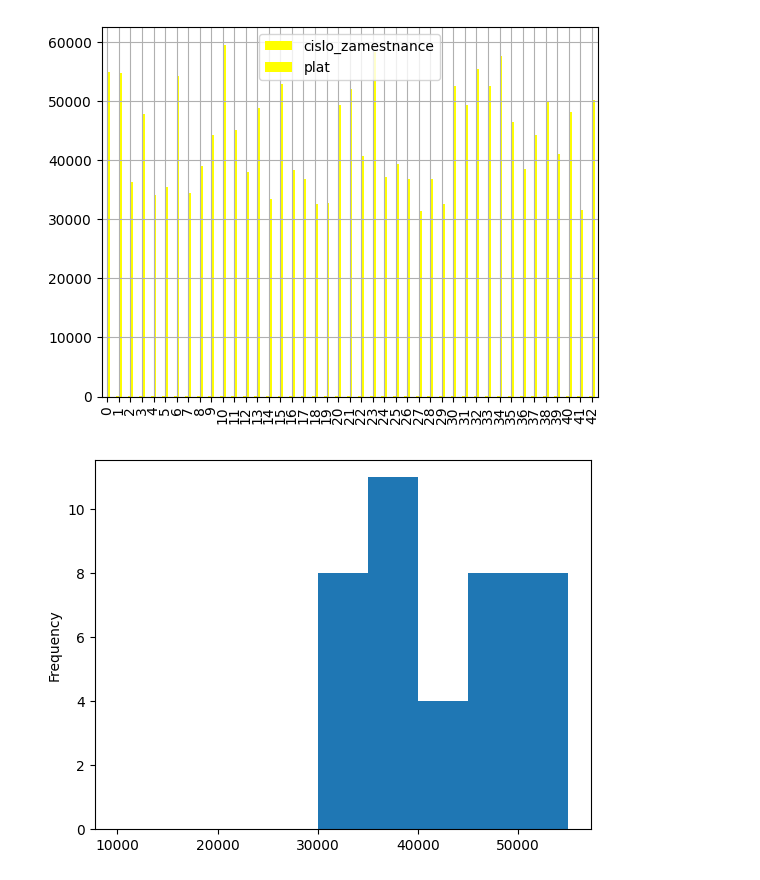
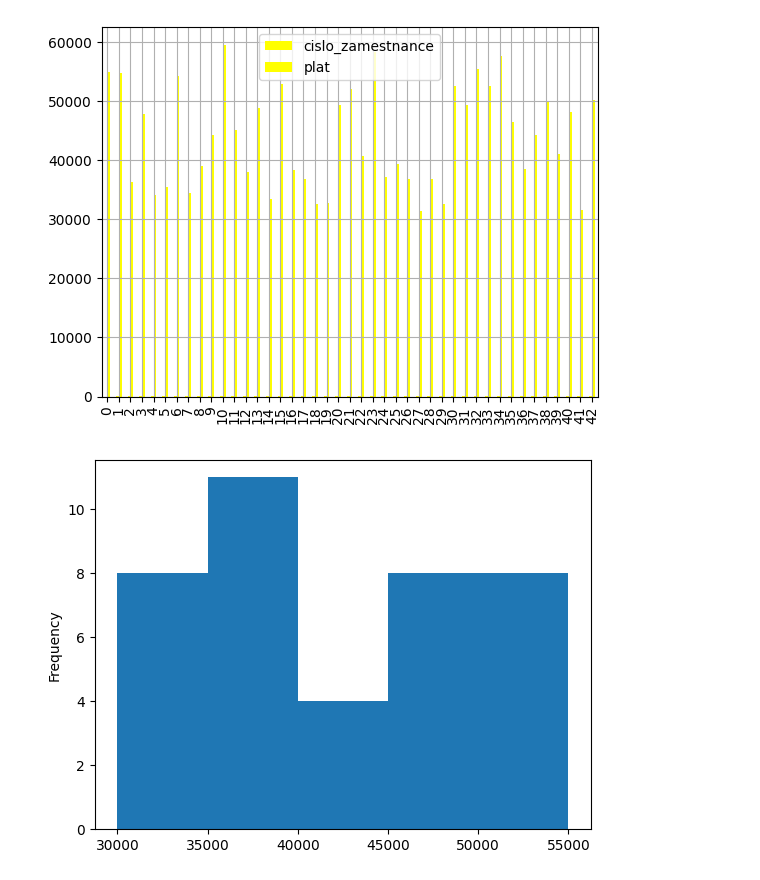
Before and after one commit to Petraabr/Python1_podzim23_homewrkz, a Jupyter notebook: ukol_11.ipynb, the cells around one changed output. Drawn from its saved outputs; the diff is of its cells as text; code cells hidden in the pictures.

```diff
--- a/ukol_11.ipynb
+++ b/ukol_11.ipynb
@@ -31,8 +31,8 @@ plt.show()
 [figure]
 # %%
 
-platy["plat"].plot(kind="hist", bins= range (10_000, 60_000, 5_000))
+platy["plat"].plot(kind="hist", bins= range (30_000, 60_000, 5_000))
 #plt.yticks
 plt.show()
 # %% [output]
-[figure, old version]
+[figure, new version]
```
